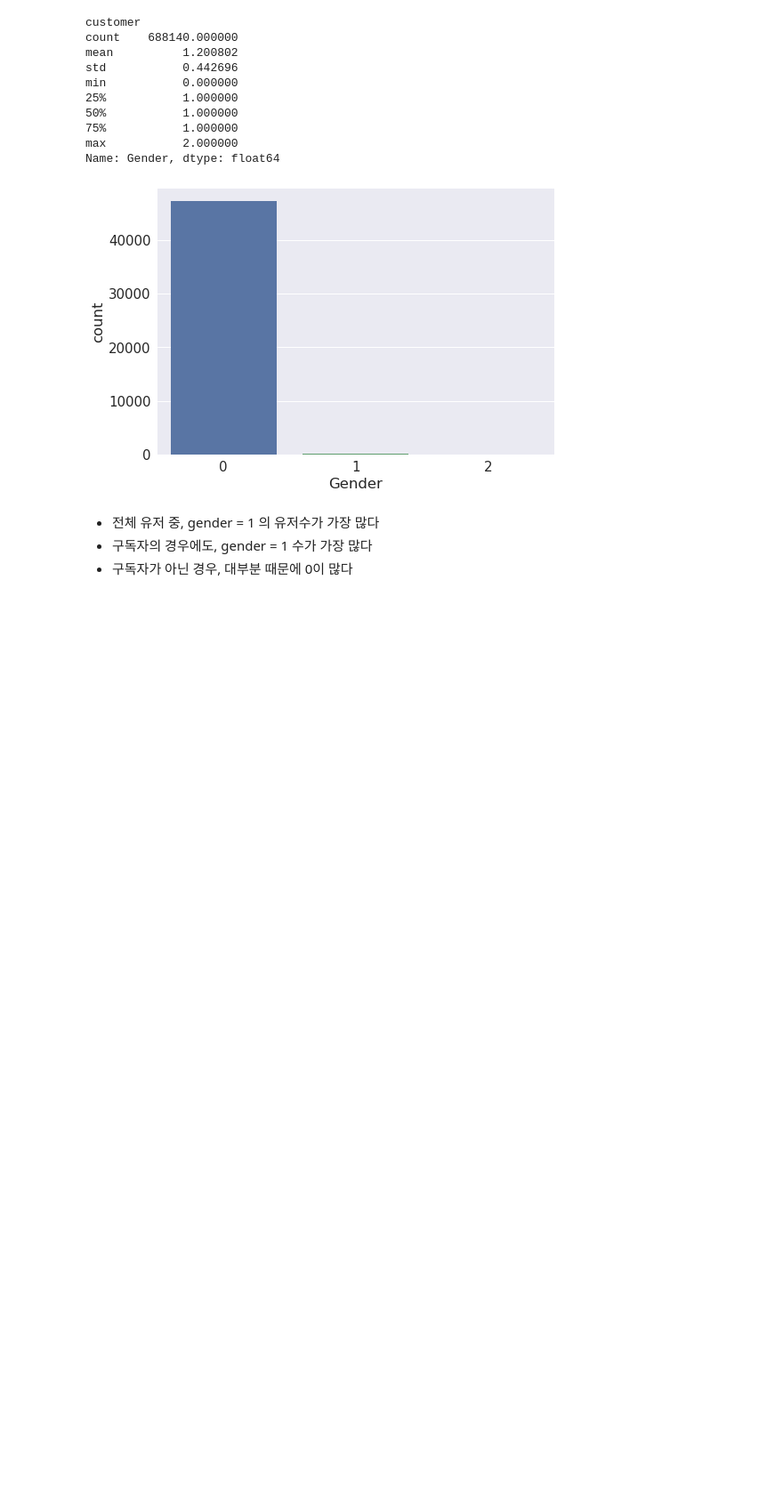
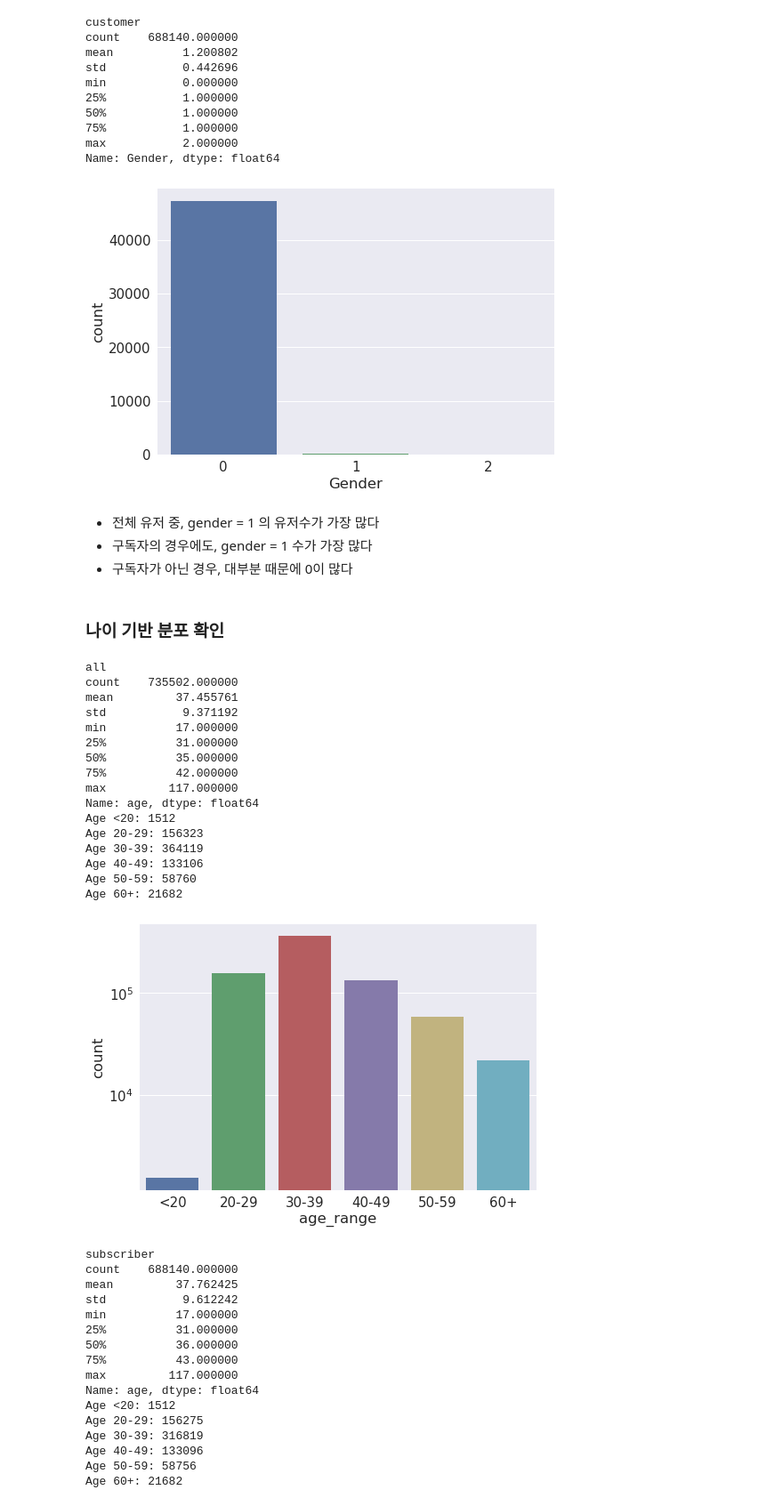
Before and after one commit to jinseriouspark/competition, a Jupyter notebook: newyork bike/newyork_bike_code_review.ipynb, the cells around one changed output. Shown at 89% size. Drawn from its saved outputs; the diff is of its cells as text; code cells hidden in the pictures; blank space fills up the shorter version.

```diff
--- a/newyork bike/newyork_bike_code_review.ipynb
+++ b/newyork bike/newyork_bike_code_review.ipynb
@@ -34,7 +34,7 @@ df.head()
 YEAR = 2017
 
 #age
-AGE_REANGES = ['<20','20-29','30-39','40-49','50-59','60+'] # 각 나이 범위를 구함
+AGE_RANGES = ['<20','20-29','30-39','40-49','50-59','60+'] # 각 나이 범위를 구함
 AGE_RANGES_LIMITS = [0, 20, 30, 40, 50, 60, np.inf]
 AGE_MIN = 0
 AGE_MAX = 100
@@ -181,5 +181,60 @@ Name: Gender, dtype: float64
 - 전체 유저 중, gender = 1 의 유저수가 가장 많다
 - 구독자의 경우에도, gender = 1 수가 가장 많다
 - 구독자가 아닌 경우, 대부분 때문에 0이 많다
-# %% [markdown]
-###
+# %% [markdown]
+### 나이 기반 분포 확인
+# %%
+df['age_range'] = pd.cut(df['age'], AGE_RANGES_LIMITS, labels = AGE_RANGES)
+# df.age 칼럼의 값을 age_range_limits 를 기준으로 자르고,
+# label 에 맞춰 df.age_range 에 입력
+# %%
+# User Type 값이 구독자, 고객임에 따라 데이터프레임을 별도로 생성
+df_subscribers = df[df["User Type"] == "Subscriber"]
+df_customers = df[df["User Type"] == "Customer"]
+DATAFRAMES = [df, df_subscribers, df_customers]
+# 전체와 구독자, 고객 3가지로 구분
+# %%
+for i in range(3):
+    dfr = DATAFRAMES[i] # 데이터 프레임 1개씩 분석
+    print(USERTYPES[i]) # 유저타입 언급
+    print(dfr["age"].describe()) # 해당 데이터 프레임 속 .나이 분포 확인
+    for x in AGE_RANGES:
+        print("Age {}: {}".format(x, len(dfr[dfr["age_range"] == x])))
+    with sns.plotting_context("notebook", font_scale=FONT_SCALE):
+        f = sns.countplot(x = "age_range", data=DATAFRAMES[i])
+        f.get_figure().get_axes()[0].set_yscale('log')
+        plt.show()
+# %% [output]
+all
+count    735502.000000
+mean         37.455761
+std           9.371192
+min          17.000000
+25%          31.000000
+50%          35.000000
+75%          42.000000
+max         117.000000
+Name: age, dtype: float64
+Age <20: 1512
+Age 20-29: 156323
+Age 30-39: 364119
+Age 40-49: 133106
+Age 50-59: 58760
+Age 60+: 21682
+[figure, added]
+subscriber
+count    688140.000000
+mean         37.762425
+std           9.612242
+min          17.000000
+25%          31.000000
+50%          36.000000
+75%          43.000000
+max         117.000000
+Name: age, dtype: float64
+Age <20: 1512
+Age 20-29: 156275
+Age 30-39: 316819
+Age 40-49: 133096
+Age 50-59: 58756
+Age 60+: 21682
```
Also changed, not shown: parts of 1 cell of this notebook.
